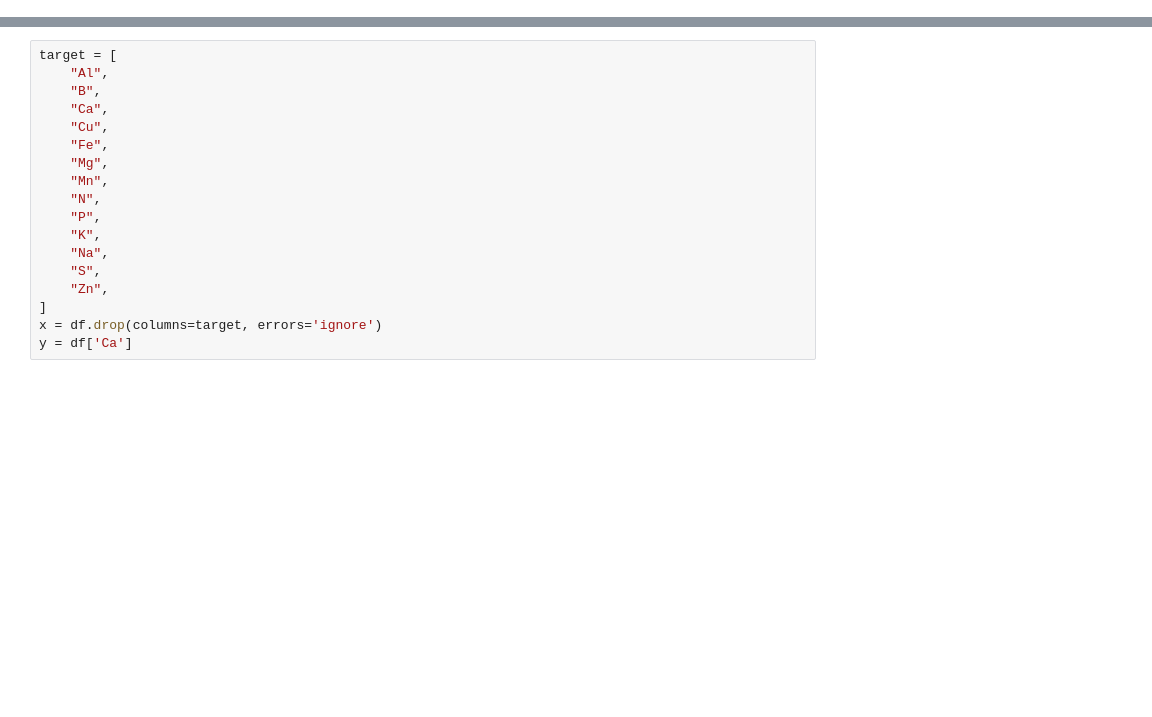
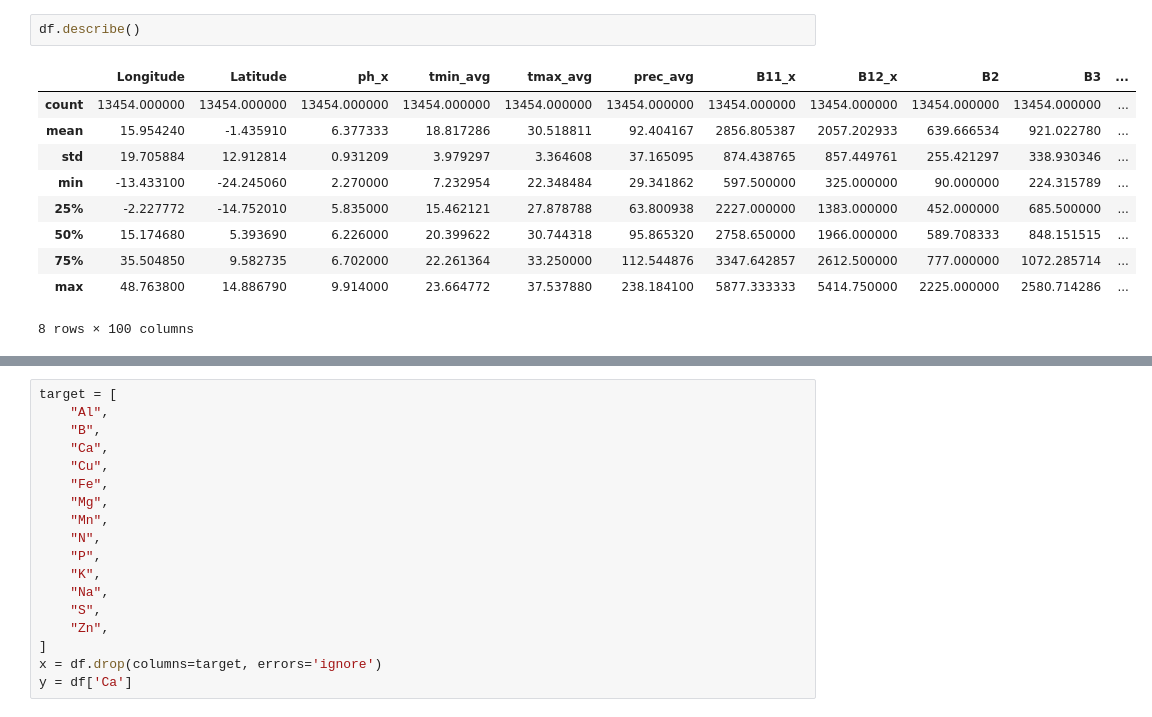
Before and after one commit to lucknera/projekt_interdyscyplinarny, a Jupyter notebook: models/mateusz-ca-model.ipynb, the cells around one changed output, grey strips where cells are left out. Drawn from its saved outputs; the diff is of its cells as text; blank space fills up the shorter version.

```diff
--- a/models/mateusz-ca-model.ipynb
+++ b/models/mateusz-ca-model.ipynb
@@ -26,3 +29,16 @@ df.head()
+# %%
+df.describe()
+# %% [output]
+|  | Longitude | Latitude | ph_x | tmin_avg | tmax_avg | prec_avg | B11_x | B12_x | B2 | B3 | ... |
+| count | 13454.000000 | 13454.000000 | 13454.000000 | 13454.000000 | 13454.000000 | 13454.000000 | 13454.000000 | 13454.000000 | 13454.000000 | 13454.000000 | ... |
+| mean | 15.954240 | -1.435910 | 6.377333 | 18.817286 | 30.518811 | 92.404167 | 2856.805387 | 2057.202933 | 639.666534 | 921.022780 | ... |
+| std | 19.705884 | 12.912814 | 0.931209 | 3.979297 | 3.364608 | 37.165095 | 874.438765 | 857.449761 | 255.421297 | 338.930346 | ... |
+| min | -13.433100 | -24.245060 | 2.270000 | 7.232954 | 22.348484 | 29.341862 | 597.500000 | 325.000000 | 90.000000 | 224.315789 | ... |
+| 25% | -2.227772 | -14.752010 | 5.835000 | 15.462121 | 27.878788 | 63.800938 | 2227.000000 | 1383.000000 | 452.000000 | 685.500000 | ... |
+| 50% | 15.174680 | 5.393690 | 6.226000 | 20.399622 | 30.744318 | 95.865320 | 2758.650000 | 1966.000000 | 589.708333 | 848.151515 | ... |
+| 75% | 35.504850 | 9.582735 | 6.702000 | 22.261364 | 33.250000 | 112.544876 | 3347.642857 | 2612.500000 | 777.000000 | 1072.285714 | ... |
+| max | 48.763800 | 14.886790 | 9.914000 | 23.664772 | 37.537880 | 238.184100 | 5877.333333 | 5414.750000 | 2225.000000 | 2580.714286 | ... |
+8 rows × 100 columns
 # %%
 encoder = LabelEncoder()
 df['Depth'] = encoder.fit_transform(df['Depth_cm'])
```
Also changed, not shown: parts of 39 cells of this notebook, 2 other files.
